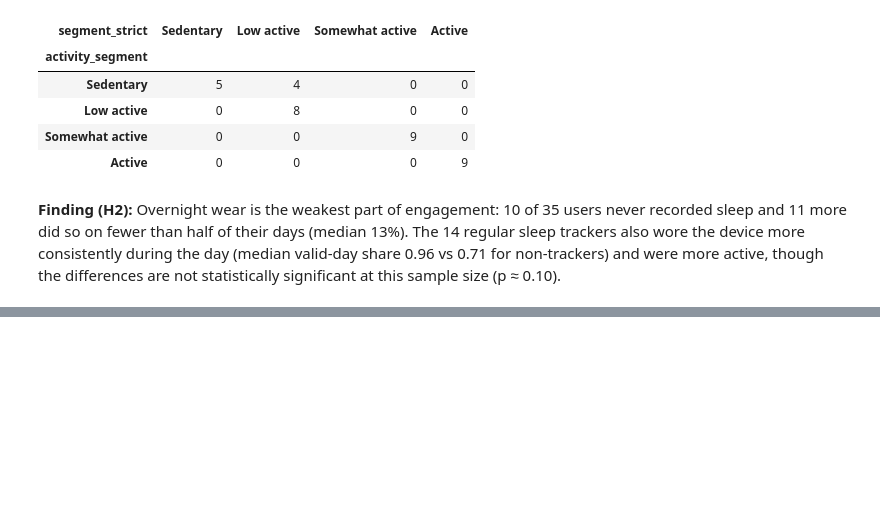
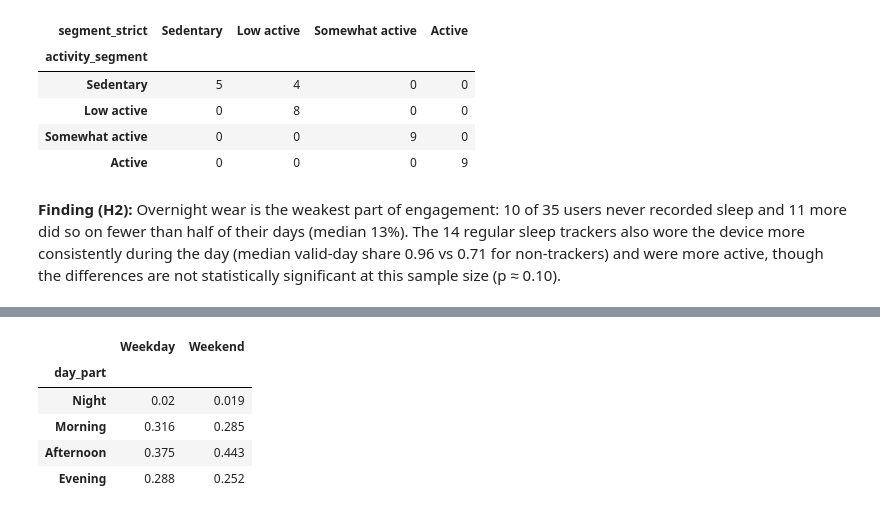
Before and after one commit to tymonbb/bellabeat_case_study, a Jupyter notebook: notebooks/analysis.ipynb, the cells around one changed output, grey strips where cells are left out. Cells and saved outputs as stored; diff of their text form; code cells hidden in the pictures; blank space fills up the shorter version.

```diff
--- a/notebooks/analysis.ipynb
+++ b/notebooks/analysis.ipynb
@@ -286,0 +322,15 @@ the differences are not statistically significant at this sample size (p ≈ 0.1
+# %%
+hours_dim = data["dim_hour"].set_index("hour_of_day").sort_index()
+by_part = (
+    profile.join(hours_dim[["day_part", "day_part_order"]])
+    .groupby(["day_part_order", "day_part"])[["Weekday", "Weekend"]].sum()
+)
+share_by_part = (by_part / by_part.sum()).round(3).droplevel("day_part_order")
+share_by_part
+# %% [output]
+|  | Weekday | Weekend |
+| day_part |  |  |
+| Night | 0.02 | 0.019 |
+| Morning | 0.316 | 0.285 |
+| Afternoon | 0.375 | 0.443 |
+| Evening | 0.288 | 0.252 |
```
Also changed, not shown: parts of 14 cells of this notebook, 2 other files.
